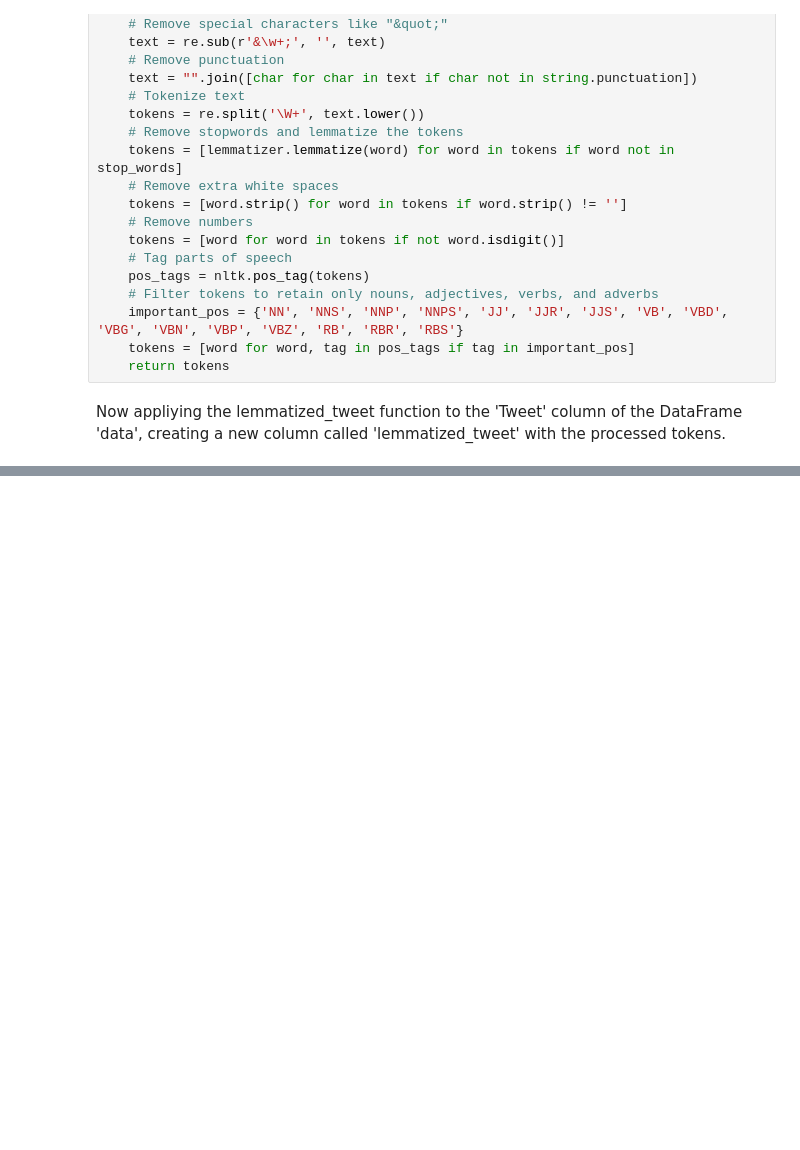
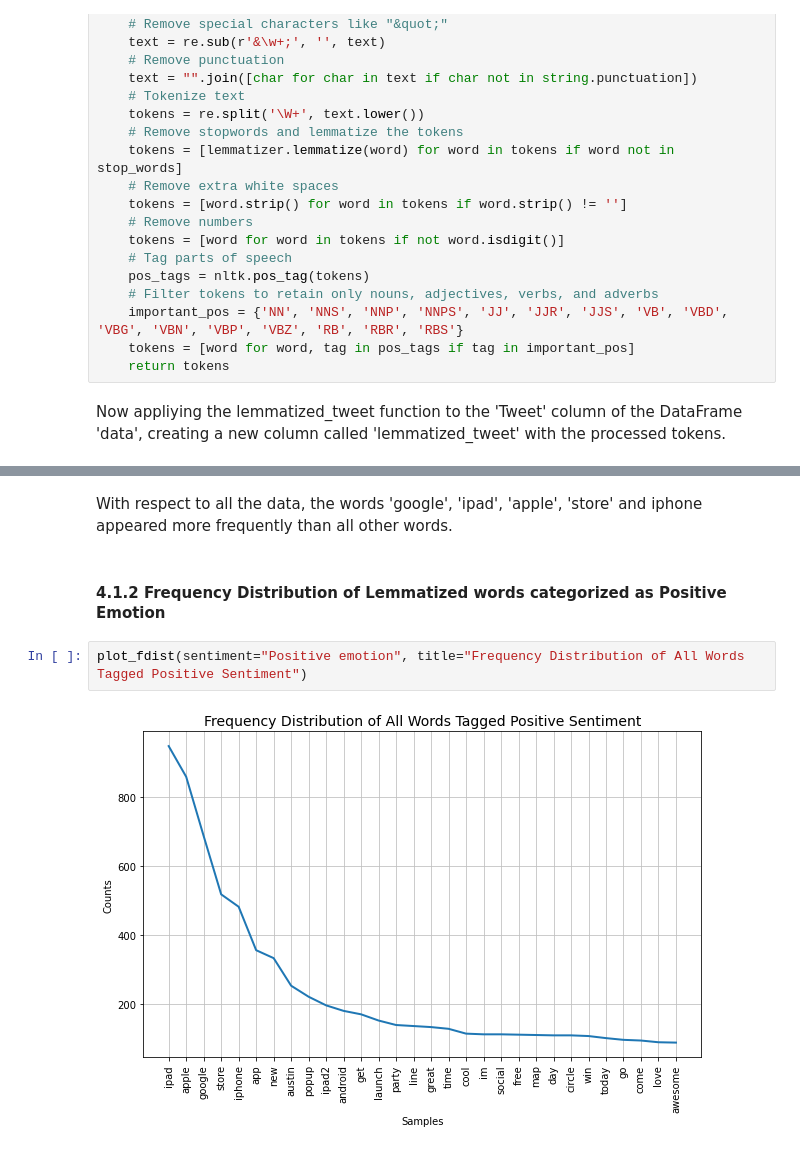
Before and after one commit to gtisnanga/GRP-13-FINAL-PROJECT, a Jupyter notebook: ANGELA.ipynb, the cells around one changed output, grey strips where cells are left out. Saved outputs shown, nothing was run; the diff lists cells and outputs as text; blank space fills up the shorter version.

```diff
--- a/ANGELA.ipynb
+++ b/ANGELA.ipynb
@@ -514,0 +542,8 @@ data.head()
+# %% [markdown]
+With respect to all the data, the words 'google', 'ipad', 'apple', 'store' and iphone appeared more frequently than all other words.
+# %% [markdown]
+#### 4.1.2 Frequency Distribution of Lemmatized words categorized as Positive Emotion
+# %%
+plot_fdist(sentiment="Positive emotion", title="Frequency Distribution of All Words Tagged Positive Sentiment")
+# %% [output]
+[figure, added]
```
Also changed, not shown: parts of 19 cells of this notebook.
